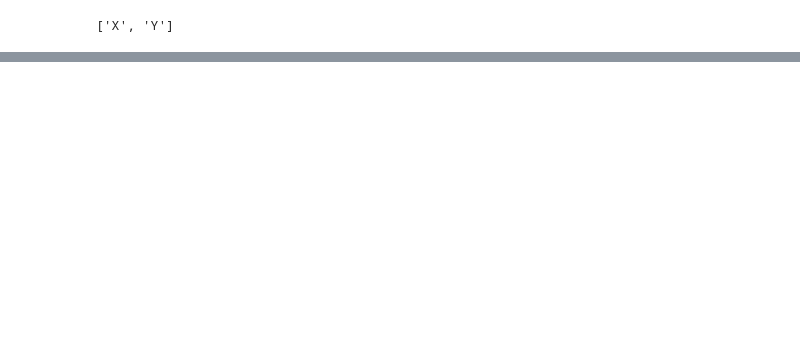
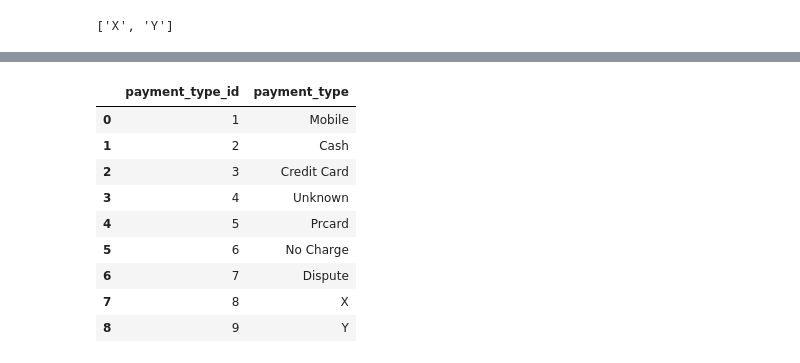
Before and after one commit to goga11111/Python_DE, a Jupyter notebook: 07_transform_load.ipynb, the cells around one changed output, grey strips where cells are left out. Drawn from its saved outputs; the diff is of its cells as text; code cells hidden in the pictures; blank space fills up the shorter version.

```diff
--- a/07_transform_load.ipynb
+++ b/07_transform_load.ipynb
@@ -169,0 +301,47 @@ new_companies_df
+# %%
+def update_master(taxi_trips: pd.DataFrame, master: pd.DataFrame, id_column: str, value_column: str) -> pd.DataFrame:
+    """Extend the master dataframe with new values.
+
+    Parameters:
+    -----------
+    taxi_trips: pd.DataFrame
+        Dataframe holding the dayly taxi trips
+    master: pd.DataFrame
+        Dataframe holding the master data
+    id_column: str
+        The Id column of the master dataframe.
+    value_column: str
+        Name of the column in master_df containing the values.
+
+    Returns:
+    --------
+    pd.DataFrame
+        The updated master data, if new values are in the taxi data.
+
+    """
+    max_id = master[id_column].max()
+
+    new_values_list = [value for value in taxi_trips[value_column].values if value not in master[value_column].values]
+    new_values_df = pd.DataFrame({
+        id_column: range(max_id + 1, max_id + len(new_values_list) + 1),
+        value_column: new_values_list
+    })
+
+    updated_master = pd.concat([master, new_values_df], ignore_index=True)
+
+    return updated_master
+# %%
+test_payment_type_master = update_master(taxi_trips=taxi_trips_payment_type_only, master=payment_type_master, id_column="payment_type_id", value_column="payment_type")
+# %%
+test_payment_type_master
+# %% [output]
+|  | payment_type_id | payment_type |
+| 0 | 1 | Mobile |
+| 1 | 2 | Cash |
+| 2 | 3 | Credit Card |
+| 3 | 4 | Unknown |
+| 4 | 5 | Prcard |
+| 5 | 6 | No Charge |
+| 6 | 7 | Dispute |
+| 7 | 8 | X |
+| 8 | 9 | Y |
```
Also changed, not shown: parts of 26 cells of this notebook.
